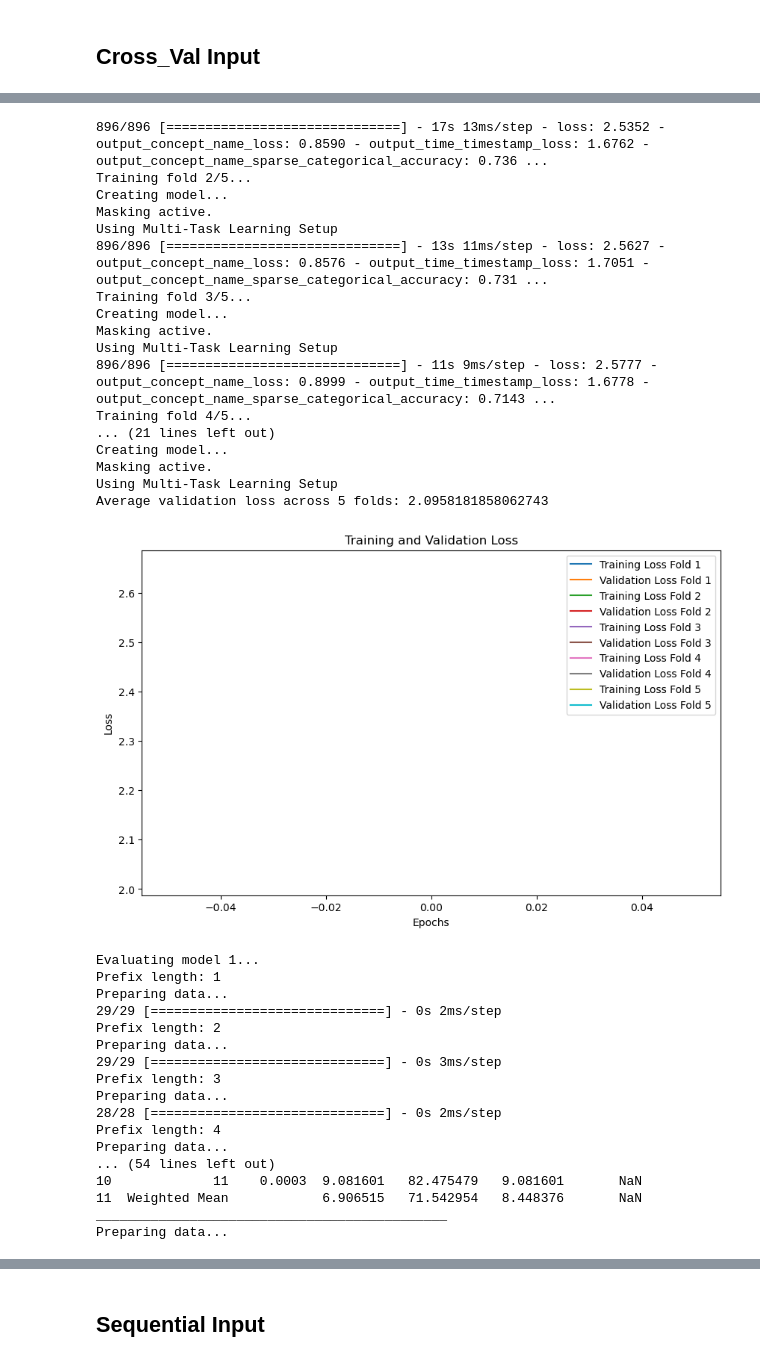
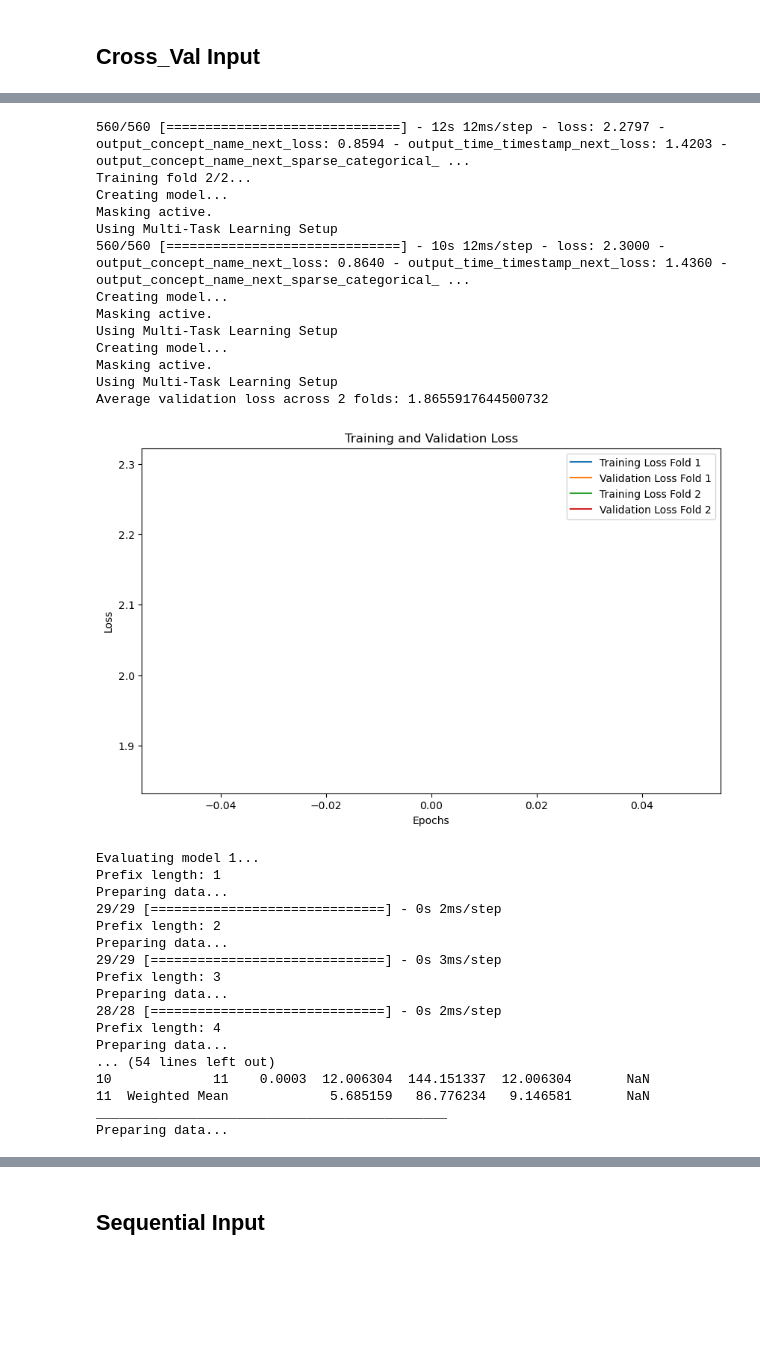
Before and after one commit to venividivincii/MasterThesis, a Jupyter notebook: MultiTaskTransformer/main.ipynb, the cells around one changed output, grey strips where cells are left out. Saved outputs shown, nothing was run; the diff lists cells and outputs as text; code cells hidden in the pictures; blank space fills up the shorter version.

```diff
--- a/MultiTaskTransformer/main.ipynb
+++ b/MultiTaskTransformer/main.ipynb
@@ -731,7 +737,7 @@ args_helpdesk = {
         "model_epochs": 1,
         "warmup_epochs": 0,
         "model_num_layers": 1,
-        "target_columns": {"Activity": Target.NEXT_FEATURE, "Complete Timestamp": Target.NEXT_FEATURE, "Complete Timestamp": Target.LAST_FEATURE},
+        "target_columns": {("Activity", "next"): Target.NEXT_FEATURE, ("Complete Timestamp", "next"): Target.NEXT_FEATURE},
         "input_columns": ["Activity", "Complete Timestamp"],
         "temporal_features": {Temporal_Feature.DAY_OF_WEEK: False, Temporal_Feature.HOUR_OF_DAY: False},
         "model_architecture": Model_Architecture.COMMON_POSEMBS_TRANSF,
@@ -868,21 +874,17 @@ INFO:tensorflow:Reduce to /job:localhost/replica:0/task:0/device:CPU:0 then broa
-896/896 [==============================] - 17s 13ms/step - loss: 2.5352 - output_concept_name_loss: 0.8590 - output_time_timestamp_loss: 1.6762 - output_concept_name_sparse_categorical_accuracy: 0.736 ...
-Training fold 2/5...
+560/560 [==============================] - 12s 12ms/step - loss: 2.2797 - output_concept_name_next_loss: 0.8594 - output_time_timestamp_next_loss: 1.4203 - output_concept_name_next_sparse_categorical_ ...
+Training fold 2/2...
 Creating model...
 Masking active.
 Using Multi-Task Learning Setup
-896/896 [==============================] - 13s 11ms/step - loss: 2.5627 - output_concept_name_loss: 0.8576 - output_time_timestamp_loss: 1.7051 - output_concept_name_sparse_categorical_accuracy: 0.731 ...
-Training fold 3/5...
+560/560 [==============================] - 10s 12ms/step - loss: 2.3000 - output_concept_name_next_loss: 0.8640 - output_time_timestamp_next_loss: 1.4360 - output_concept_name_next_sparse_categorical_ ...
 Creating model...
 Masking active.
 Using Multi-Task Learning Setup
-896/896 [==============================] - 11s 9ms/step - loss: 2.5777 - output_concept_name_loss: 0.8999 - output_time_timestamp_loss: 1.6778 - output_concept_name_sparse_categorical_accuracy: 0.7143 ...
-Training fold 4/5...
-... (21 lines left out)
 Creating model...
 Masking active.
 Using Multi-Task Learning Setup
-Average validation loss across 5 folds: 2.0958181858062743
+Average validation loss across 2 folds: 1.8655917644500732
-[figure, old version]
+[figure, new version]
 Evaluating model 1...
 Prefix length: 1
 Preparing data...
@@ -896,8 +898,8 @@ Preparing data...
 Prefix length: 4
 Preparing data...
 ... (54 lines left out)
-10             11    0.0003  9.081601   82.475479   9.081601       NaN
-11  Weighted Mean            6.906515   71.542954   8.448376       NaN
+10             11    0.0003  12.006304  144.151337  12.006304       NaN
+11  Weighted Mean             5.685159   86.776234   9.146581       NaN
 _____________________________________________
 Preparing data...
 105/105 [==============================] - 0s 2ms/step
```
Also changed, not shown: parts of 5 cells of this notebook, 3 other files.
